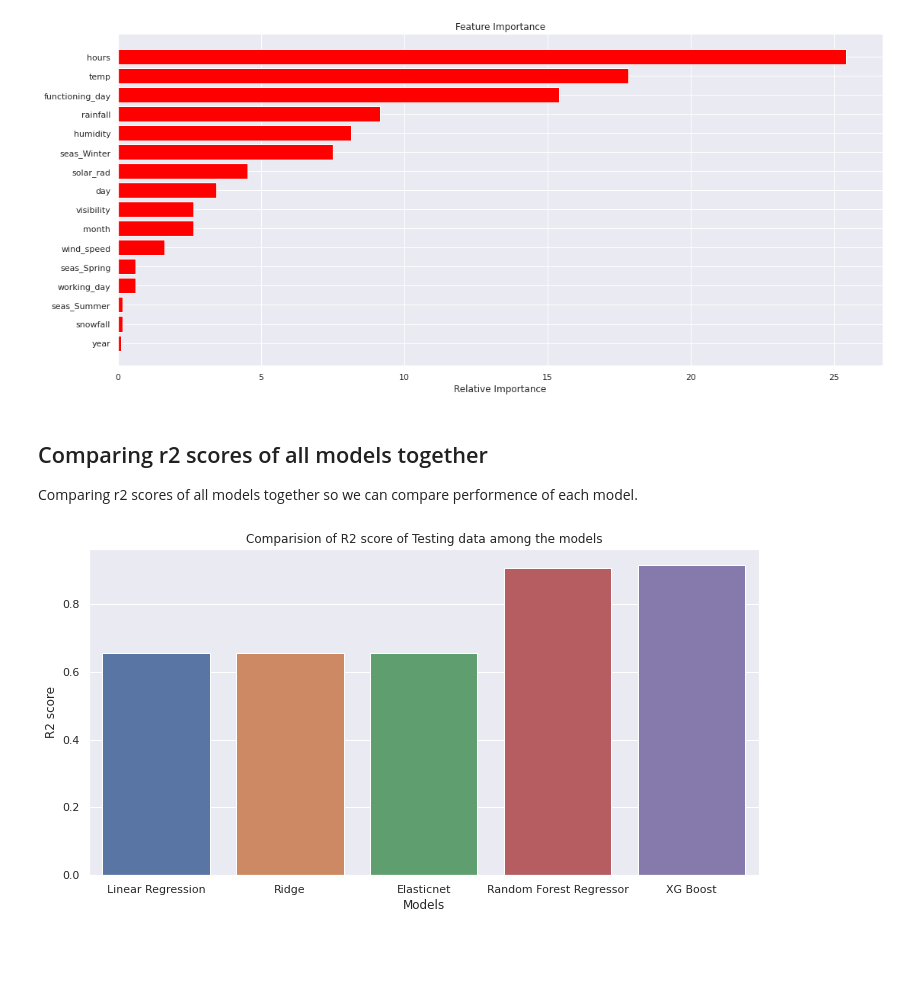
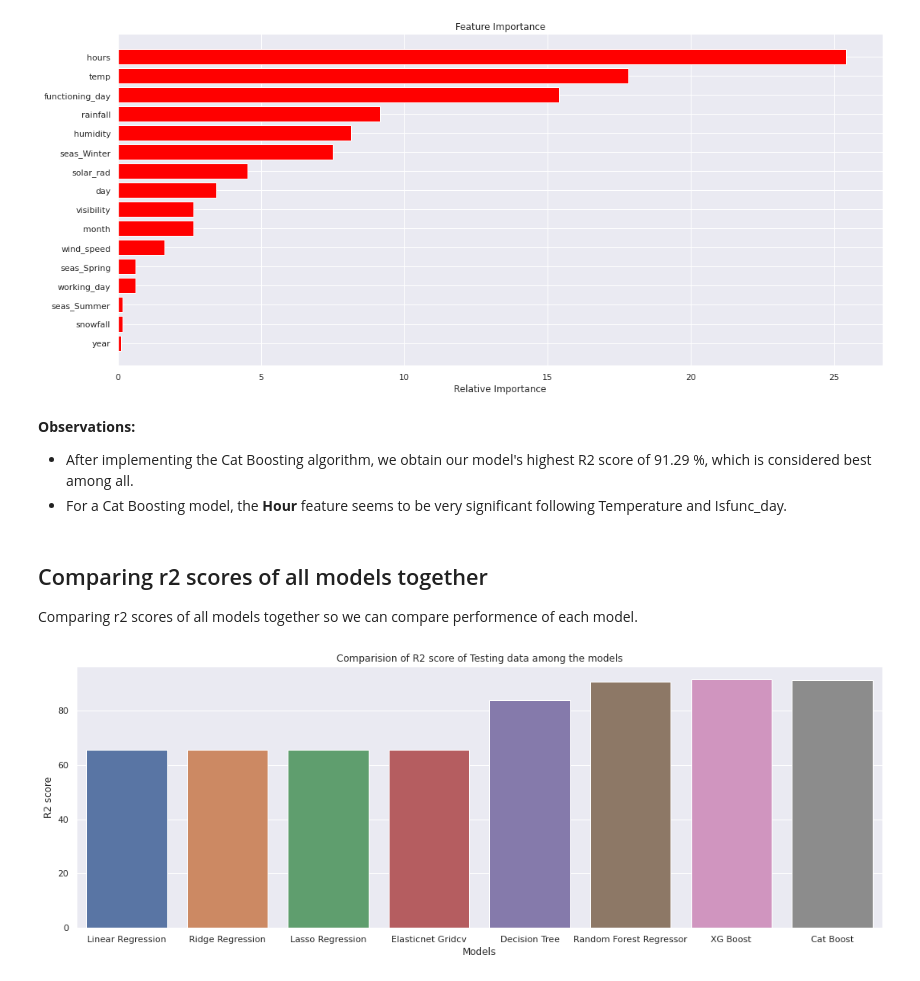
Before and after one commit to handetushar/Bike-Sharing-Demand-Prediction, a Jupyter notebook: Bike_Sharing_Demand_Prediction_Capstone_Project.ipynb, the cells around one changed output. Drawn from its saved outputs; the diff is of its cells as text; code cells hidden in the pictures; blank space fills up the shorter version.

```diff
--- a/Bike_Sharing_Demand_Prediction_Capstone_Project.ipynb
+++ b/Bike_Sharing_Demand_Prediction_Capstone_Project.ipynb
@@ -1025,0 +1046,4 @@ Text(0.5, 1.0, 'Comparision of actual and predicted values')
+# %%
+#Predicting the test data.
+y_pred_dt=dt_regressor.predict(X_test)
+y_pred_dt
@@ -1025,0 +1053,14 @@ Text(0.5, 1.0, 'Comparision of actual and predicted values')
+# %%
+#Regression Evaluation Metrics for Decision Tree
+#Calculating MSE, RMSE, r2_score and Adjusted_r2
+MSE  = mean_squared_error((y_test), (y_pred_dt))
+print("\033[1mMSE\033[0m :" , MSE)
+
+RMSE_dt = np.sqrt(MSE)
+print("\033[1mRMSE\033[0m :" ,RMSE_dt)
+
+print(f'\033[1mTrain R2_Score\033[0m: {dt_train_score}')
+
+r2_dt = r2_score((y_test), (y_pred_dt))*100
+print("\033[1mR2\033[0m :" ,r2_dt)
+print("\033[1mAdjusted R2\033[0m : ",(1-(1-r2_score((y_test), (y_pred_dt)))*((X_test.shape[0]-1)/(X_test.shape[0]-X_test.shape[1]-1)))*100)
@@ -1042,8 +1130,8 @@ test_preds  = classifier.predict(X_test)
 #Calculating metrices
 MSE_random=mean_squared_error(y_test, test_preds)
 RMSE_random=np.sqrt(mean_squared_error(y_test, test_preds))
-r2_score_train=r2_score(y_train, train_preds)
-r2_randomforest=r2_score(y_test, test_preds)
+r2_score_train=r2_score(y_train, train_preds)*100
+r2_randomforest=r2_score(y_test, test_preds)*100
 
 print('Mean Squared Error:',MSE_random )
 print('Root Mean Squared Error:',RMSE_random )
@@ -1111,7 +1199,7 @@ y_pred_xgb = xgb_reg.predict(X_test)
 # %%
 MSE_xgb  = mean_squared_error((y_test), (y_pred_xgb))
 RMSE_xgb = np.sqrt(MSE_xgb)
-r2_score_xgb = r2_score((y_test), (y_pred_xgb))
+r2_score_xgb = r2_score((y_test), (y_pred_xgb))*100
 
 print("Mean Squared Error:" , MSE_xgb)
 print("Root Mean Squared Error:" ,RMSE_xgb)
@@ -1251,22 +1338,27 @@ plt.xlabel('Relative Importance')
 plt.show()
 # %% [output]
 [figure]
+# %% [markdown]
+**Observations:**
+
+* After implementing the Cat Boosting algorithm, we obtain our model's highest R2 score of 91.29 %, which is considered best among all.
+* For a Cat Boosting model, the **Hour** feature seems to be very significant following Temperature and Isfunc_day.
 # %% [markdown]
 ## Comparing r2 scores of all models together
 Comparing r2 scores of all models together so we can compare performence of each model.
 # %%
 #Plotting the r2 score
-models = ['Linear Regression','Ridge','Elasticnet' ,'Random Forest Regressor','XG Boost']
-r2_scores= [r2_linear, r2_ridge, r2_elasticnet, r2_randomforest, r2_score_xgb]
-plt.figure(figsize=(12,6))
+models = ['Linear Regression','Ridge Regression','Lasso Regression','Elasticnet Gridcv','Decision Tree','Random Forest Regressor','XG Boost','Cat Boost']
+r2_scores= [r2_linear, r2_ridge,r2_lasso, r2_elasticnet, r2_dt, r2_randomforest, r2_score_xgb, r2_cat ]
+plt.figure(figsize=(18,6))
 
 plt.ylabel("R2 score")
 plt.xlabel("Models")
 sns.barplot(x= models, y=r2_scores)
 plt.title('Comparision of R2 score of Testing data among the models')
 plt.show()
 # %% [output]
-[figure, old version]
+[figure, new version]
 # %%
 df_r2=pd.DataFrame(r2_scores, index=models, columns=['r2_score'])
 df_r2
```
Also changed, not shown: parts of 48 cells of this notebook.
